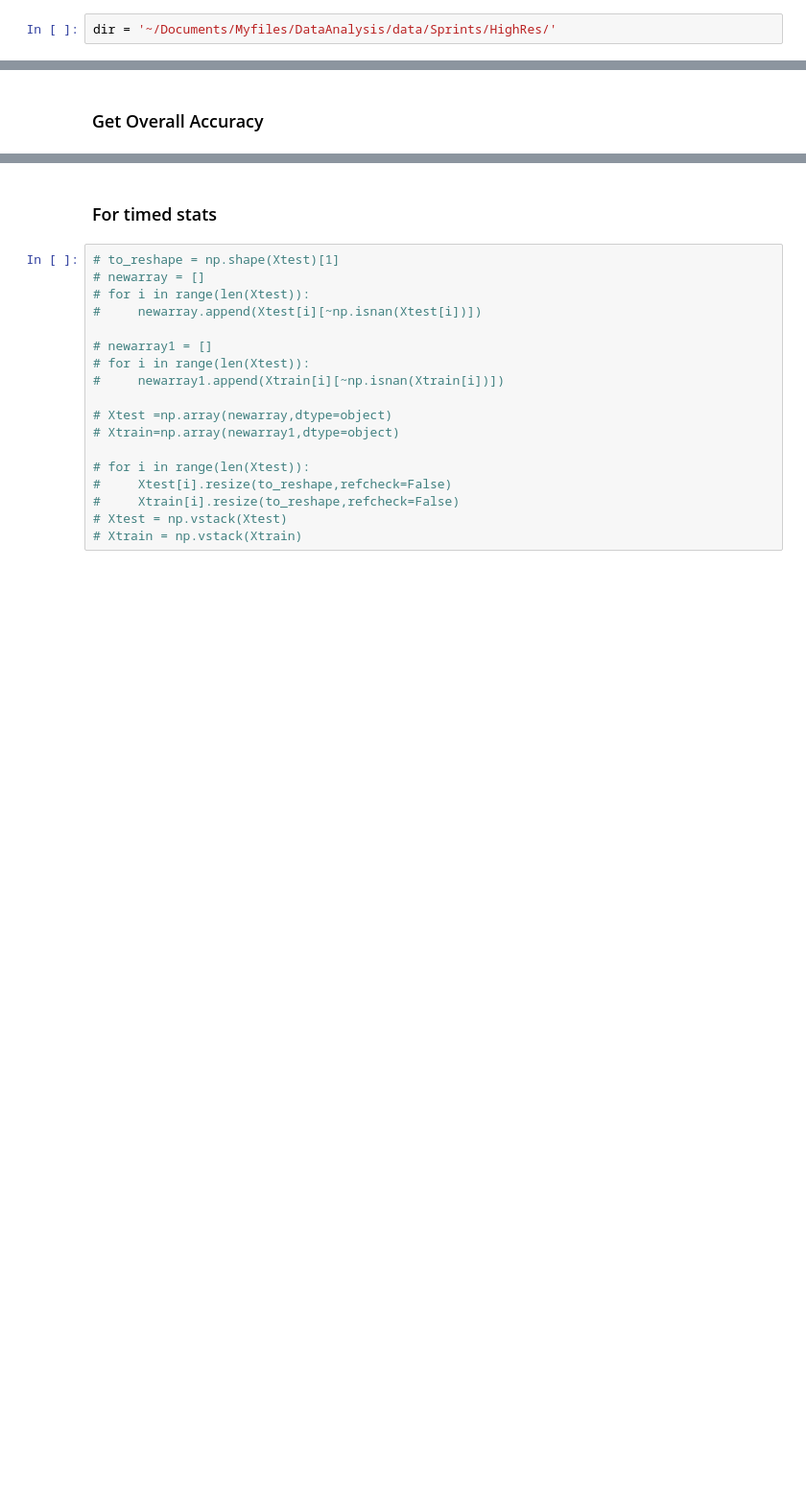
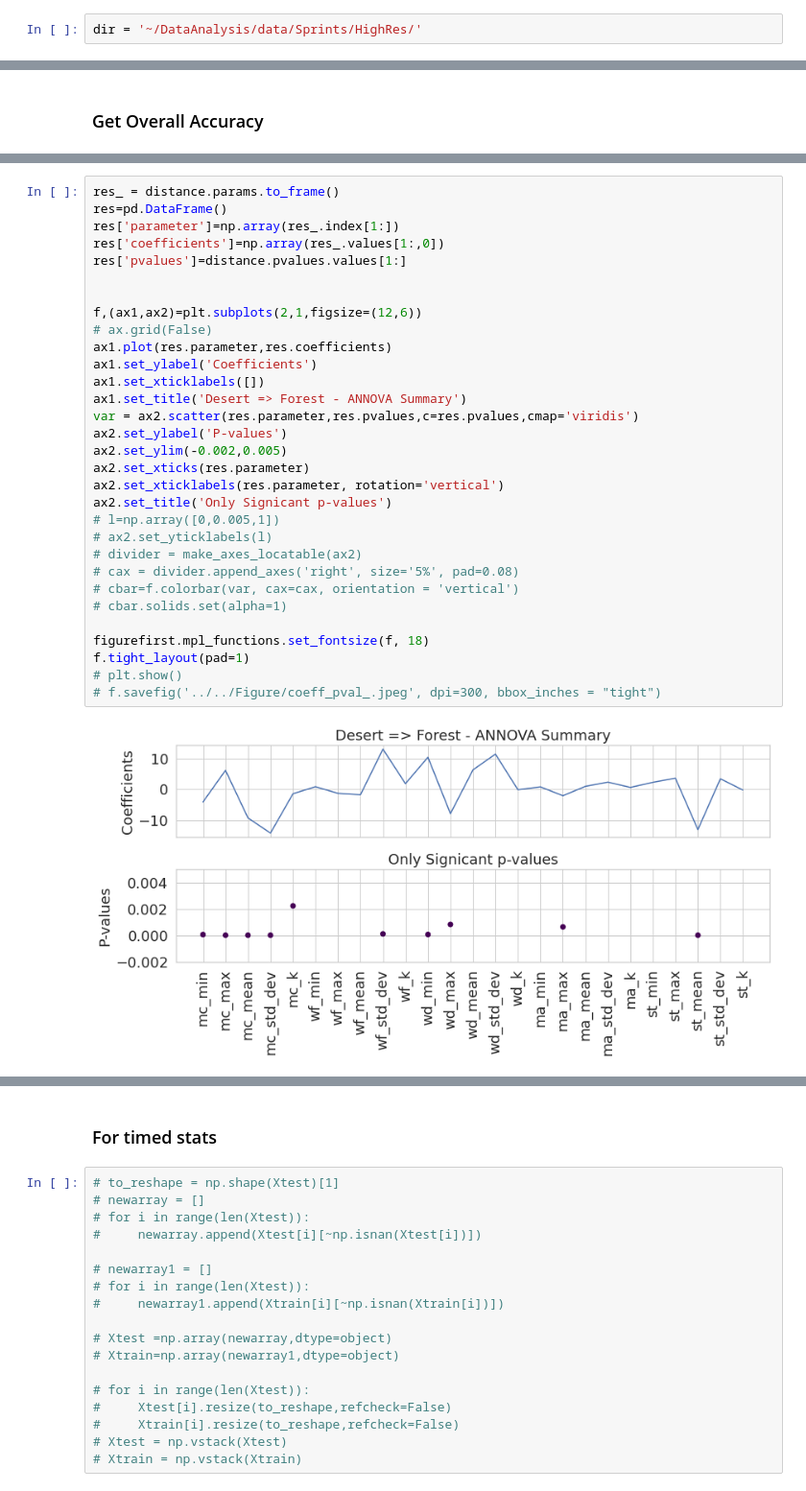
Before and after one commit to arunavanag591/odor_analysis, a Jupyter notebook: data_exploration/dataClassification.ipynb, the cells around one changed output, grey strips where cells are left out. Shown at 96% size. Saved outputs shown, nothing was run; the diff lists cells and outputs as text; blank space fills up the shorter version.

```diff
--- a/data_exploration/dataClassification.ipynb
+++ b/data_exploration/dataClassification.ipynb
@@ -51,7 +53,7 @@ from matplotlib.colors import ListedColormap
 sns.set_style("whitegrid")
 pd.options.mode.chained_assignment = None
 # %%
-dir = '~/Documents/Myfiles/DataAnalysis/data/Sprints/HighRes/'
+dir = '~/DataAnalysis/data/Sprints/HighRes/'
 # %%
 # acc = pd.read_hdf(dir+'Classifier/accuracy_Scores_desert_nwindy.h5')
 # %% [markdown]
@@ -196,0 +361,33 @@ Xtest = stack_arrays(Xtest)
+# %%
+res_ = distance.params.to_frame()
+res=pd.DataFrame()
+res['parameter']=np.array(res_.index[1:])
+res['coefficients']=np.array(res_.values[1:,0])
+res['pvalues']=distance.pvalues.values[1:]
+
+
+f,(ax1,ax2)=plt.subplots(2,1,figsize=(12,6))
+# ax.grid(False)
+ax1.plot(res.parameter,res.coefficients)
+ax1.set_ylabel('Coefficients')
+ax1.set_xticklabels([])
+ax1.set_title('Desert => Forest - ANNOVA Summary')
+var = ax2.scatter(res.parameter,res.pvalues,c=res.pvalues,cmap='viridis')
+ax2.set_ylabel('P-values')
+ax2.set_ylim(-0.002,0.005)
+ax2.set_xticks(res.parameter)
+ax2.set_xticklabels(res.parameter, rotation='vertical')
+ax2.set_title('Only Signicant p-values')
+# l=np.array([0,0.005,1])
+# ax2.set_yticklabels(l)
+# divider = make_axes_locatable(ax2)
+# cax = divider.append_axes('right', size='5%', pad=0.08)
+# cbar=f.colorbar(var, cax=cax, orientation = 'vertical')
+# cbar.solids.set(alpha=1)
+
+figurefirst.mpl_functions.set_fontsize(f, 18)
+f.tight_layout(pad=1)
+# plt.show()
+# f.savefig('../../Figure/coeff_pval_.jpeg', dpi=300, bbox_inches = "tight")
+# %% [output]
+[figure, added]
```
Also changed, not shown: parts of 30 cells of this notebook, 2 other files.
